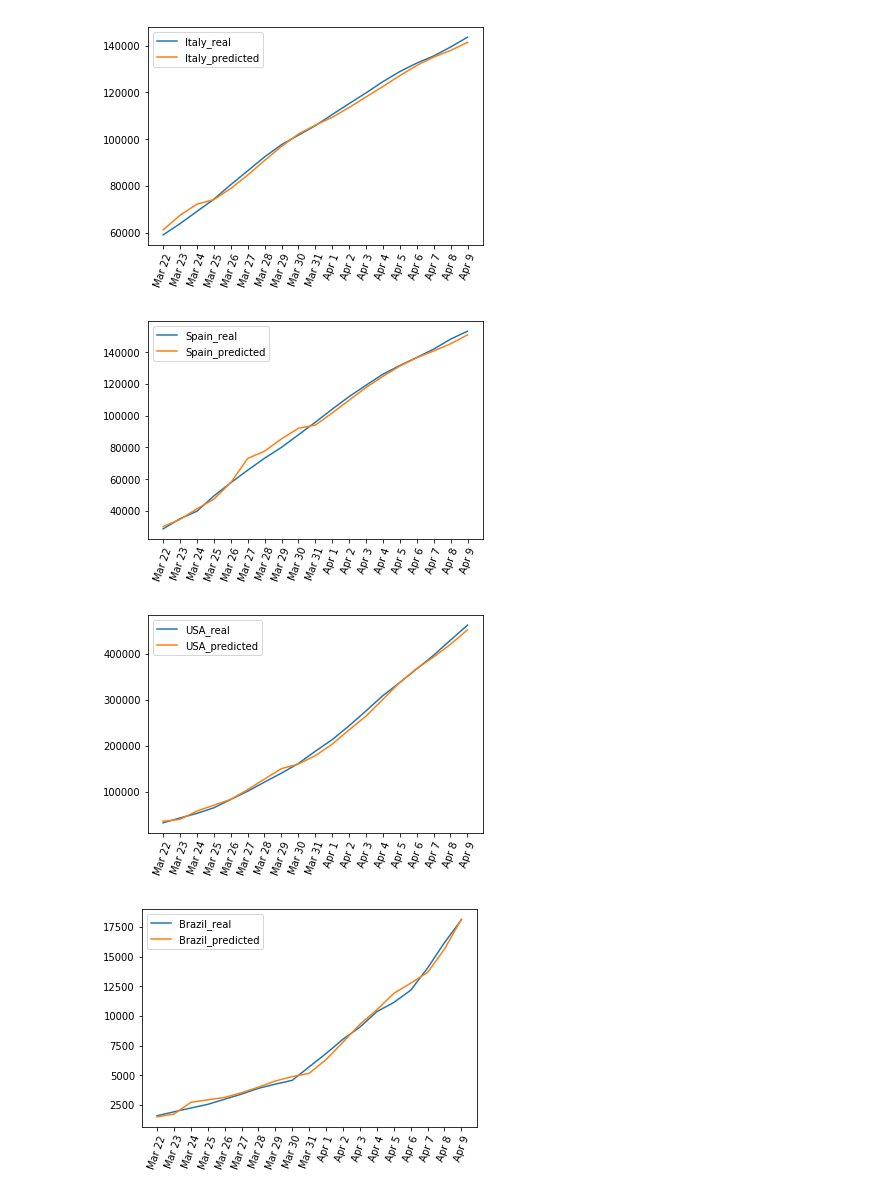
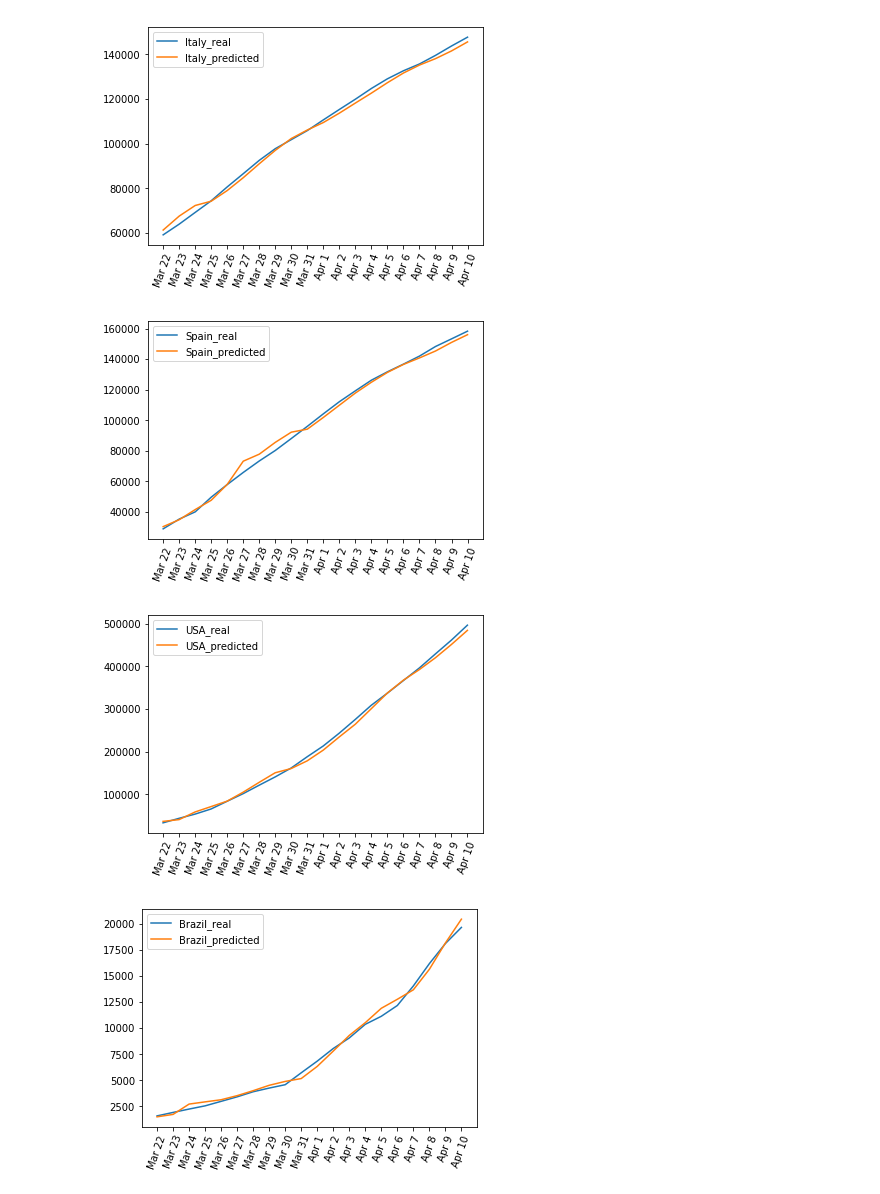
Before and after one commit to lucastsutsui/corona-prediction, a Jupyter notebook: realVsPredictedComparison.ipynb, the cells around one changed output. Saved outputs shown, nothing was run; the diff lists cells and outputs as text; code cells hidden in the pictures.

```diff
--- a/realVsPredictedComparison.ipynb
+++ b/realVsPredictedComparison.ipynb
@@ -19,35 +19,35 @@ realData = dict()
 predData = dict()
 
 for country in ["Italy", "Spain", "USA", "Brazil"]:
     realData[country] = []
     predData[country] = []
 
 for i in range(int(len(dataset) / 2)):
     predData["Italy"].append(dataset[2 * i][0])
     realData["Italy"].append(dataset[(2 * i) + 1][0])
 
     predData["Spain"].append(dataset[2 * i][1])
     realData["Spain"].append(dataset[(2 * i) + 1][1])
 
     predData["USA"].append(dataset[2 * i][2])
     realData["USA"].append(dataset[(2 * i) + 1][2])
 
     predData["Brazil"].append(dataset[2 * i][3])
     realData["Brazil"].append(dataset[(2 * i) + 1][3])
 
 xlabel = ["Mar 22", "Mar 23", "Mar 24", "Mar 25", "Mar 26",
           "Mar 27", "Mar 28", "Mar 29", "Mar 30", "Mar 31",
           "Apr 1", "Apr 2", "Apr 3", "Apr 4", "Apr 5",
-          "Apr 6", "Apr 7", "Apr 8", "Apr 9"]
+          "Apr 6", "Apr 7", "Apr 8", "Apr 9", "Apr 10"]
 
 for country in ["Italy", "Spain", "USA", "Brazil"]:
     plt.plot(realData[country], label=country + "_real")
     plt.plot(predData[country], label=country+"_predicted")
     plt.legend()
     plt.xticks(range(len(xlabel)), xlabel, rotation=70)
     plt.show()
 # %% [output]
-[figure, old version]
+[figure, new version]
-[figure, old version]
+[figure, new version]
-[figure, old version]
+[figure, new version]
-[figure, old version]
+[figure, new version]
```
Also changed, not shown: parts of 1 cell of this notebook, 2 other files.
